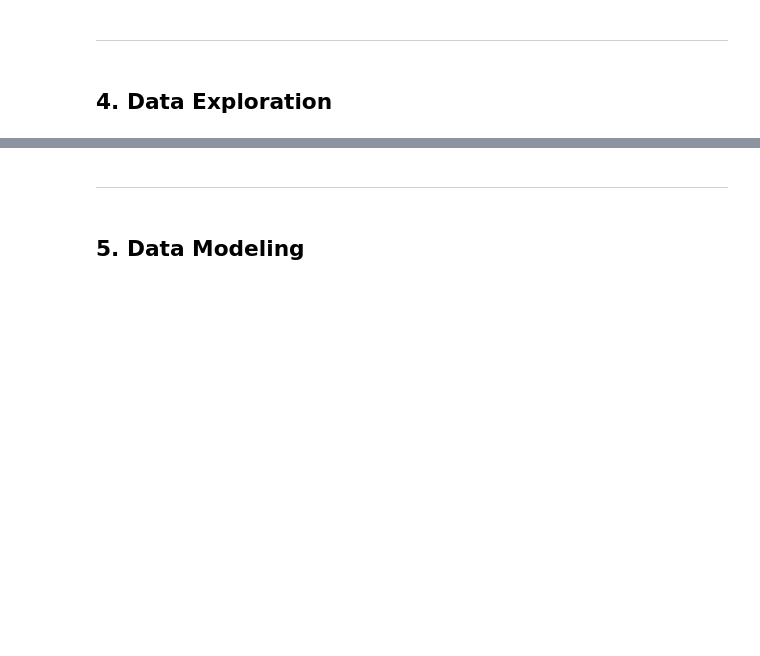
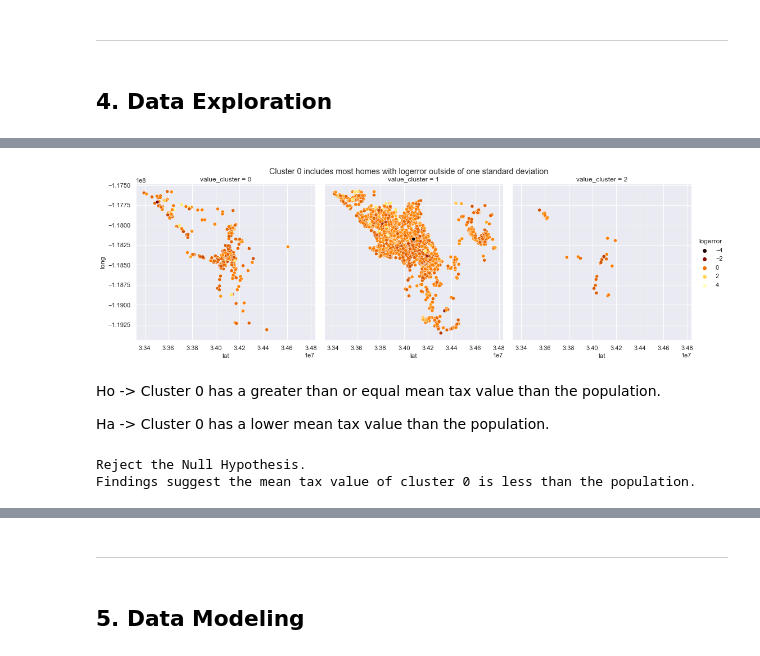
Before and after one commit to zillow-cluster-project/zillow-cluster-repo, a Jupyter notebook: final_report.ipynb, the cells around one changed output, grey strips where cells are left out. Cells and saved outputs as stored; diff of their text form; code cells hidden in the pictures; blank space fills up the shorter version.

```diff
--- a/final_report.ipynb
+++ b/final_report.ipynb
@@ -119,0 +216,8 @@ In this step, I called my acquire_zillow function from wrangle.py. This function
+# %%
+explore.get_q4_vis(train)
+# %% [output]
+[figure, added]
+# %% [markdown]
+Ho -> Cluster 0 has a greater than or equal mean tax value than the population.
+
+Ha -> Cluster 0 has a lower mean tax value than the population.
@@ -119,0 +227,11 @@ In this step, I called my acquire_zillow function from wrangle.py. This function
+# %%
+t, p = stats.ttest_1samp(c0, μ)
+if p/2 < α and t < 0:
+    print('''Reject the Null Hypothesis.
+Findings suggest the mean tax value of cluster 0 is less than the population.''')
+else:
+    print('''Fail to Reject the Null Hypothesis.
+Findings suggest the mean tax value of cluster 0 is greater than or equal to the population.''')
+# %% [output]
+Reject the Null Hypothesis.
+Findings suggest the mean tax value of cluster 0 is less than the population.
```
Also changed, not shown: parts of 38 cells of this notebook, 2 other files.
